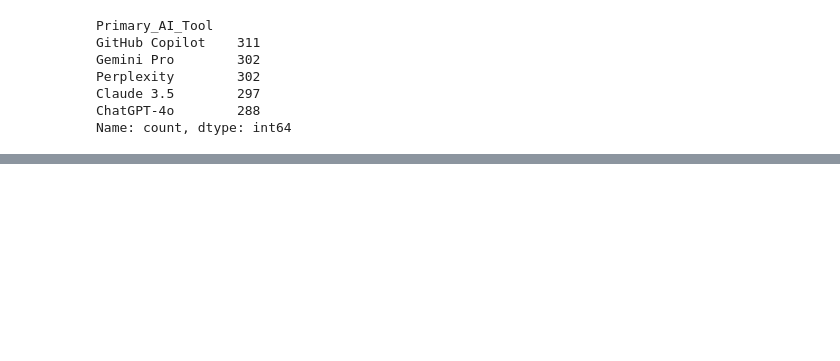
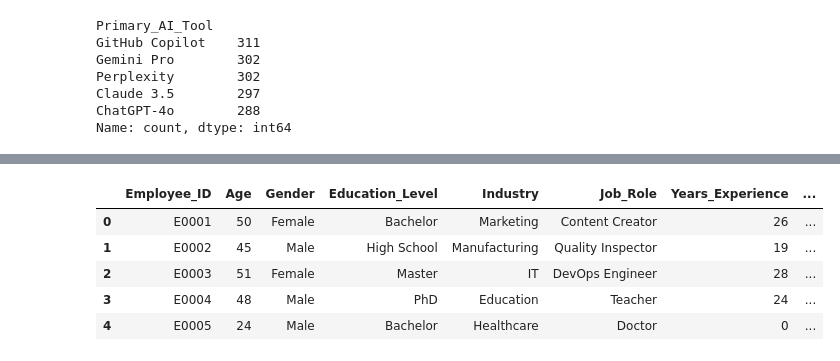
Before and after one commit to mjhess01/AI-Education-Analysis, a Jupyter notebook: Notebooks/dataset_exploration.ipynb, the cells around one changed output, grey strips where cells are left out. Drawn from its saved outputs; the diff is of its cells as text; code cells hidden in the pictures; blank space fills up the shorter version.

Commit message:
continued exploration ending with .map and .apply

```diff
--- a/Notebooks/dataset_exploration.ipynb
+++ b/Notebooks/dataset_exploration.ipynb
@@ -70,0 +206,19 @@ Name: count, dtype: int64
+# %%
+def categorize_experience(Years_Experience):
+    if Years_Experience <= 2:
+        return 'Entry Level'
+    elif Years_Experience >= 3 and Years_Experience < 5:
+        return 'Mid Level'
+    else:
+        return 'Senior'
+
+jobs_df['ExperienceLevel'] = jobs_df['Years_Experience'].apply(categorize_experience)
+# %%
+jobs_df.head()
+# %% [output]
+|  | Employee_ID | Age | Gender | Education_Level | Industry | Job_Role | Years_Experience | ... |
+| 0 | E0001 | 50 | Female | Bachelor | Marketing | Content Creator | 26 | ... |
+| 1 | E0002 | 45 | Male | High School | Manufacturing | Quality Inspector | 19 | ... |
+| 2 | E0003 | 51 | Female | Master | IT | DevOps Engineer | 28 | ... |
+| 3 | E0004 | 48 | Male | PhD | Education | Teacher | 24 | ... |
+| 4 | E0005 | 24 | Male | Bachelor | Healthcare | Doctor | 0 | ... |
```
Also changed, not shown: parts of 18 cells of this notebook.
